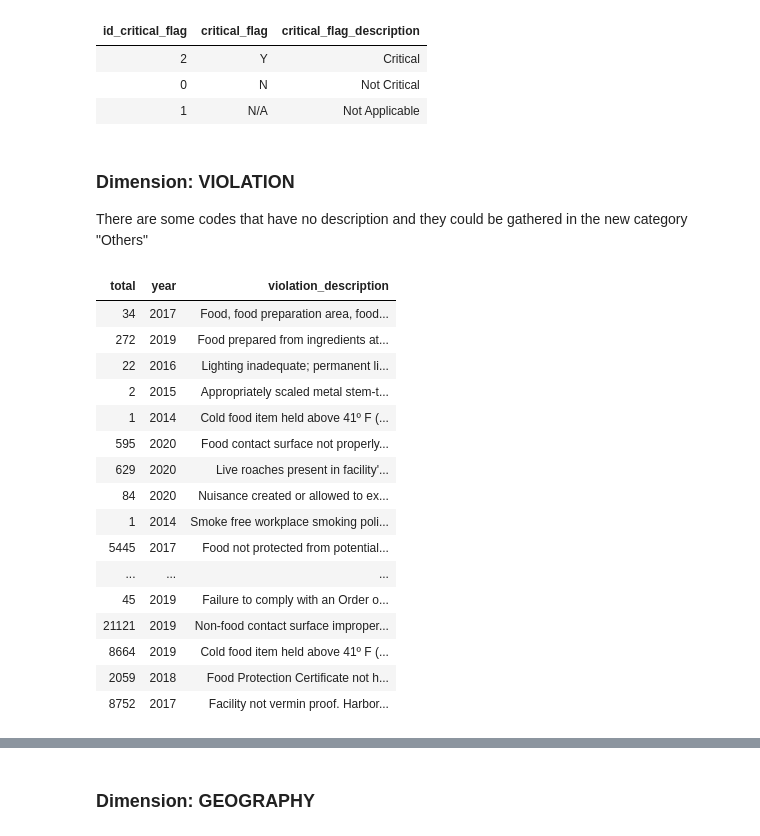
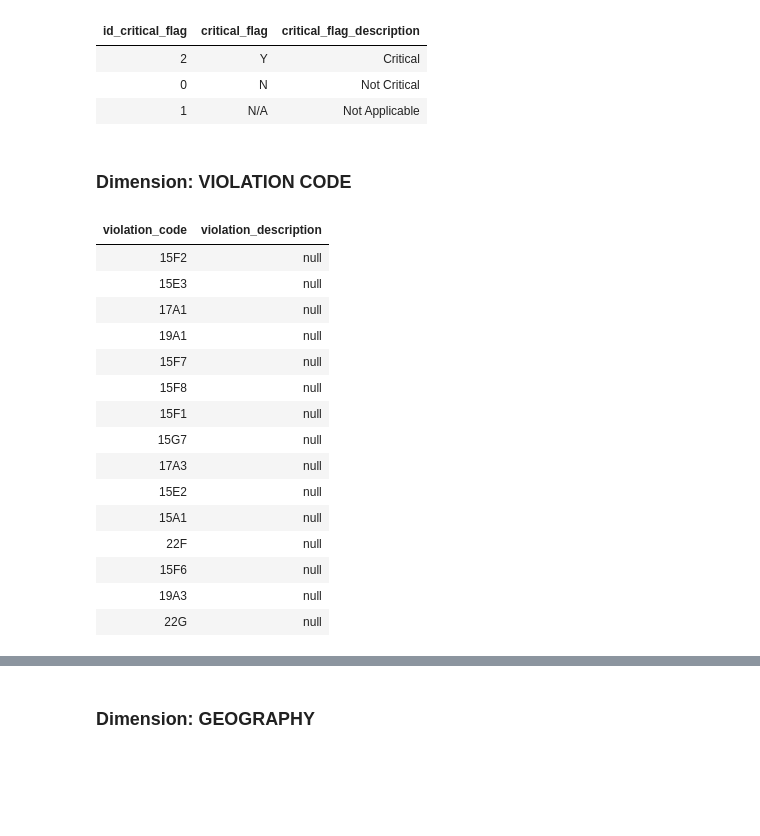
Before and after one commit to airaghidavide/NYCRestaurantsInspections, a Jupyter notebook: Restaurants_Inspections.ipynb, the cells around one changed output, grey strips where cells are left out. Drawn from its saved outputs; the diff is of its cells as text; code cells hidden in the pictures; blank space fills up the shorter version.

```diff
--- a/Restaurants_Inspections.ipynb
+++ b/Restaurants_Inspections.ipynb
@@ -232,35 +193,27 @@ display(dim_critical_flag)
 | 2 | Y | Critical |
 | 0 | N | Not Critical |
 | 1 | N/A | Not Applicable |
-# %% [markdown]
-### Dimension: VIOLATION
-There are some codes that have no description and they could be gathered in the new category "Others"
+# %% [markdown]
+### Dimension: VIOLATION CODE
 # %%
 %sql
-select *
-from
-   (
-    select count(violation_description) as total,right(inspection_date,4) as year,violation_description
-    from nyc_restaurant_inspection_results
-    where violation_code is not null and violation_description is not null
-    group by violation_description,right(inspection_date,4)
-    )
-where total <> 0
+select distinct violation_code,violation_description
+from nyc_restaurant_inspection_results
+where violation_code is not null and violation_description is null
 # %% [output]
-| total | year | violation_description |
-| 34 | 2017 | Food, food preparation area, food... |
-| 272 | 2019 | Food prepared from ingredients at... |
-| 22 | 2016 | Lighting inadequate; permanent li... |
-| 2 | 2015 | Appropriately scaled metal stem-t... |
-| 1 | 2014 | Cold food item held above 41º F (... |
-| 595 | 2020 | Food contact surface not properly... |
-| 629 | 2020 | Live roaches present in facility'... |
-| 84 | 2020 | Nuisance created or allowed to ex... |
-| 1 | 2014 | Smoke free workplace smoking poli... |
-| 5445 | 2017 | Food not protected from potential... |
-| ... | ... | ... |
-| 45 | 2019 | Failure to comply with an Order o... |
-| 21121 | 2019 | Non-food contact surface improper... |
-| 8664 | 2019 | Cold food item held above 41º F (... |
-| 2059 | 2018 | Food Protection Certificate not h... |
-| 8752 | 2017 | Facility not vermin proof. Harbor... |
+| violation_code | violation_description |
+| 15F2 | null |
+| 15E3 | null |
+| 17A1 | null |
+| 19A1 | null |
+| 15F7 | null |
+| 15F8 | null |
+| 15F1 | null |
+| 15G7 | null |
+| 17A3 | null |
+| 15E2 | null |
+| 15A1 | null |
+| 22F | null |
+| 15F6 | null |
+| 19A3 | null |
+| 22G | null |
```
Also changed, not shown: parts of 48 cells of this notebook.
